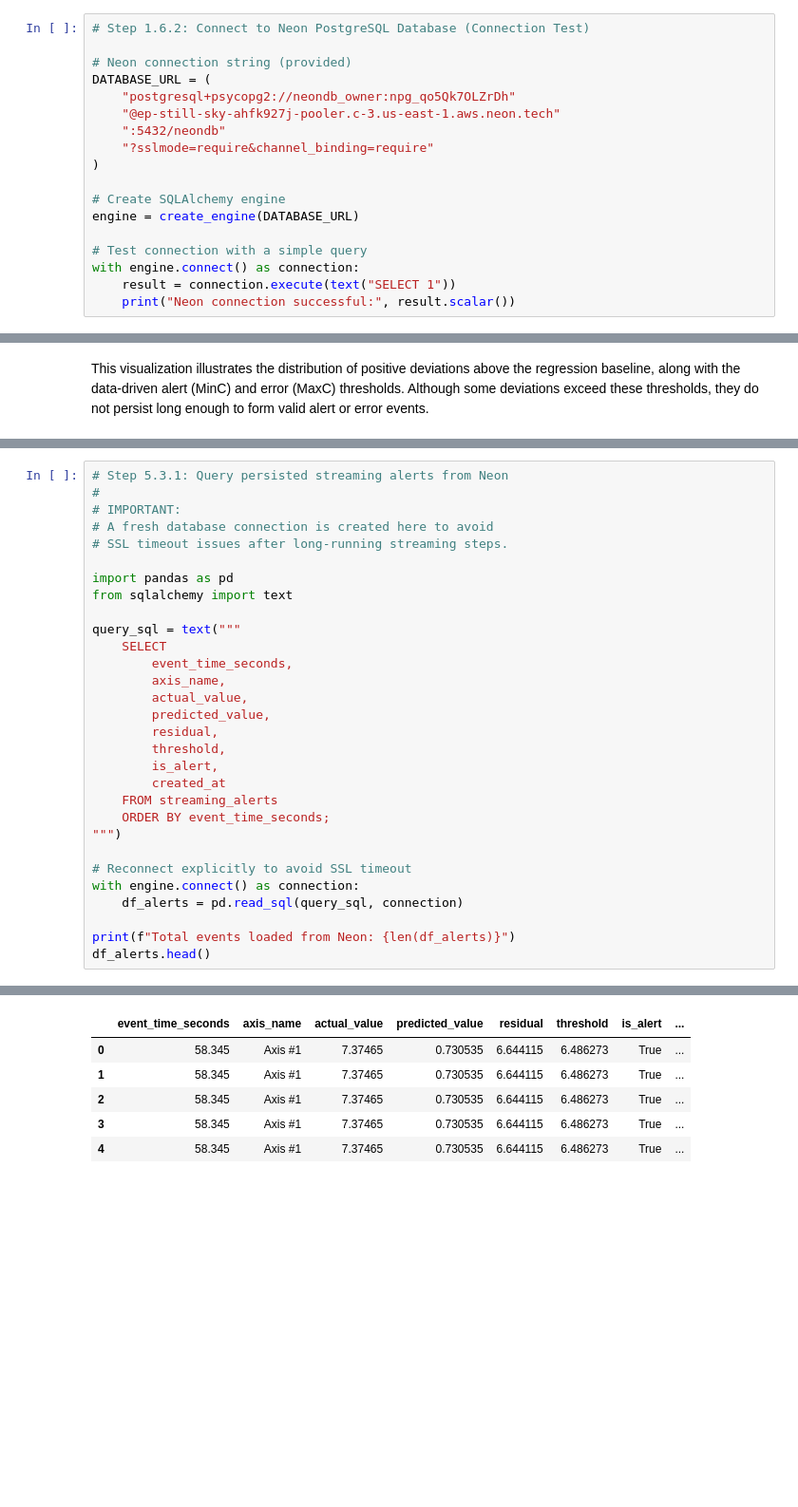
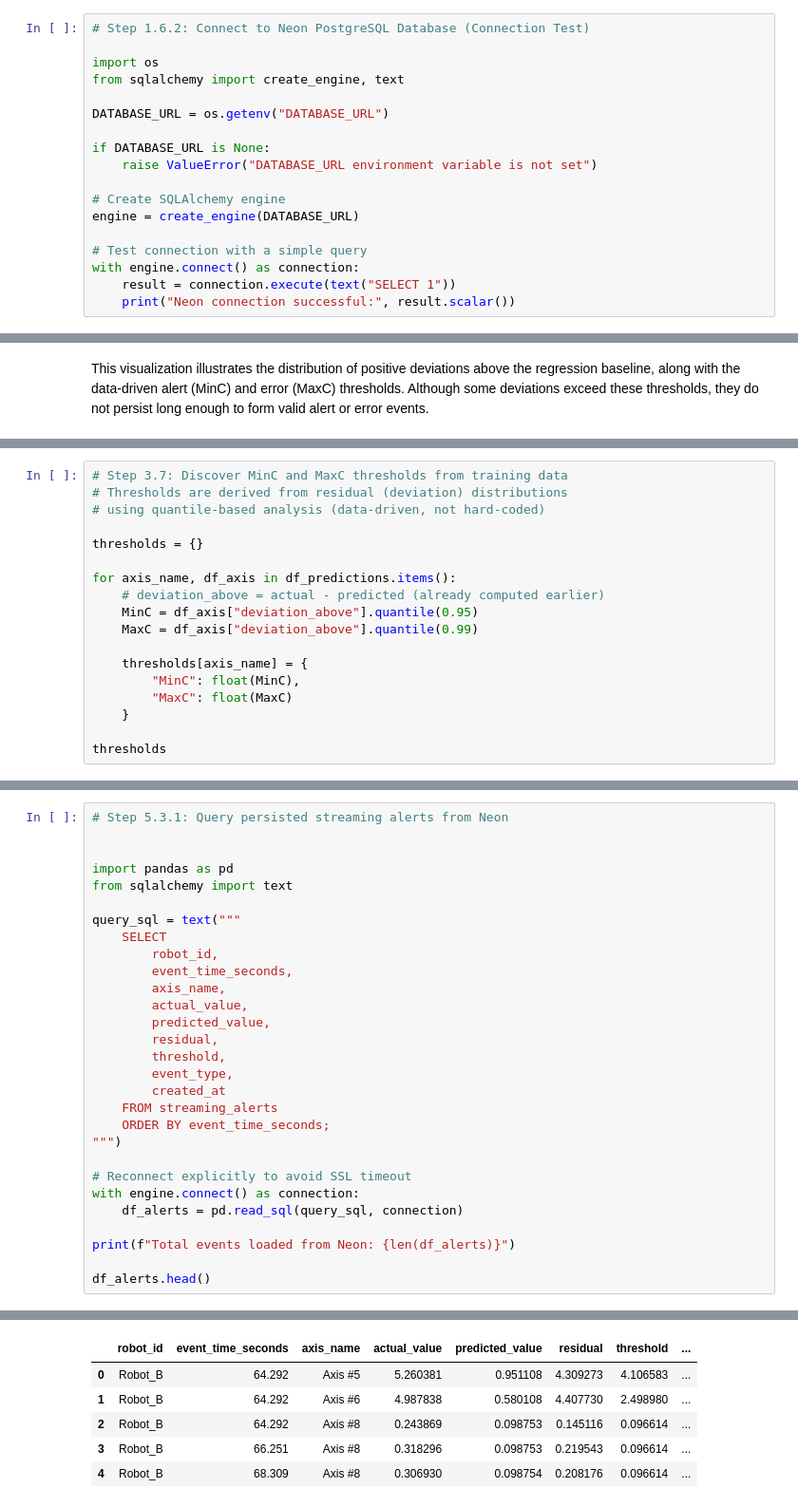
Before and after one commit to hyuan0929/practical-lab1-predictive-maintenance, a Jupyter notebook: notebooks/Lab1_Predictive_Maintenance.ipynb, the cells around one changed output, grey strips where cells are left out. Shown at 95% size. Cells and saved outputs as stored; diff of their text form; blank space fills up the shorter version.

```diff
--- a/notebooks/Lab1_Predictive_Maintenance.ipynb
+++ b/notebooks/Lab1_Predictive_Maintenance.ipynb
@@ -206,13 +222,13 @@ import pandas as pd
 # %%
 # Step 1.6.2: Connect to Neon PostgreSQL Database (Connection Test)
 
-# Neon connection string (provided)
-DATABASE_URL = (
-    "postgresql+psycopg2://neondb_owner:npg_qo5Qk7OLZrDh"
-    "@ep-still-sky-ahfk927j-pooler.c-3.us-east-1.aws.neon.tech"
-    ":5432/neondb"
-    "?sslmode=require&channel_binding=require"
-)
+import os
+from sqlalchemy import create_engine, text
+
+DATABASE_URL = os.getenv("DATABASE_URL")
+
+if DATABASE_URL is None:
+    raise ValueError("DATABASE_URL environment variable is not set")
 
 # Create SQLAlchemy engine
 engine = create_engine(DATABASE_URL)
@@ -778,0 +640,18 @@ streaming anomaly detection logic to be objectively validated.
+# %%
+# Step 3.7: Discover MinC and MaxC thresholds from training data
+# Thresholds are derived from residual (deviation) distributions
+# using quantile-based analysis (data-driven, not hard-coded)
+
+thresholds = {}
+
+for axis_name, df_axis in df_predictions.items():
+    # deviation_above = actual - predicted (already computed earlier)
+    MinC = df_axis["deviation_above"].quantile(0.95)
+    MaxC = df_axis["deviation_above"].quantile(0.99)
+
+    thresholds[axis_name] = {
+        "MinC": float(MinC),
+        "MaxC": float(MaxC)
+    }
+
+thresholds
@@ -1111,22 +1039,20 @@ This confirms that streaming data was ingested, alerts were logged, and threshol
 # %%
 # Step 5.3.1: Query persisted streaming alerts from Neon
-#
-# IMPORTANT:
-# A fresh database connection is created here to avoid
-# SSL timeout issues after long-running streaming steps.
+
 
 import pandas as pd
 from sqlalchemy import text
 
 query_sql = text("""
     SELECT
+        robot_id,
         event_time_seconds,
         axis_name,
         actual_value,
         predicted_value,
         residual,
         threshold,
-        is_alert,
+        event_type,
         created_at
     FROM streaming_alerts
     ORDER BY event_time_seconds;
@@ -1137,5 +1063,6 @@ with engine.connect() as connection:
     df_alerts = pd.read_sql(query_sql, connection)
 
 print(f"Total events loaded from Neon: {len(df_alerts)}")
+
 df_alerts.head()
 # %% [output]
@@ -1143,9 +1070,9 @@ Total events loaded from Neon: 6962
-|  | event_time_seconds | axis_name | actual_value | predicted_value | residual | threshold | is_alert | ... |
-| 0 | 58.345 | Axis #1 | 7.37465 | 0.730535 | 6.644115 | 6.486273 | True | ... |
-| 1 | 58.345 | Axis #1 | 7.37465 | 0.730535 | 6.644115 | 6.486273 | True | ... |
-| 2 | 58.345 | Axis #1 | 7.37465 | 0.730535 | 6.644115 | 6.486273 | True | ... |
-| 3 | 58.345 | Axis #1 | 7.37465 | 0.730535 | 6.644115 | 6.486273 | True | ... |
-| 4 | 58.345 | Axis #1 | 7.37465 | 0.730535 | 6.644115 | 6.486273 | True | ... |
+|  | robot_id | event_time_seconds | axis_name | actual_value | predicted_value | residual | threshold | ... |
+| 0 | Robot_B | 64.292 | Axis #5 | 5.260381 | 0.951108 | 4.309273 | 4.106583 | ... |
+| 1 | Robot_B | 64.292 | Axis #6 | 4.987838 | 0.580108 | 4.407730 | 2.498980 | ... |
+| 2 | Robot_B | 64.292 | Axis #8 | 0.243869 | 0.098753 | 0.145116 | 0.096614 | ... |
+| 3 | Robot_B | 66.251 | Axis #8 | 0.318296 | 0.098753 | 0.219543 | 0.096614 | ... |
+| 4 | Robot_B | 68.309 | Axis #8 | 0.306930 | 0.098754 | 0.208176 | 0.096614 | ... |
 # %%
 # Step 5.3.2: Aggregate alerts and errors by axis
 
```
Also changed, not shown: parts of 32 cells of this notebook, 1 other file.
